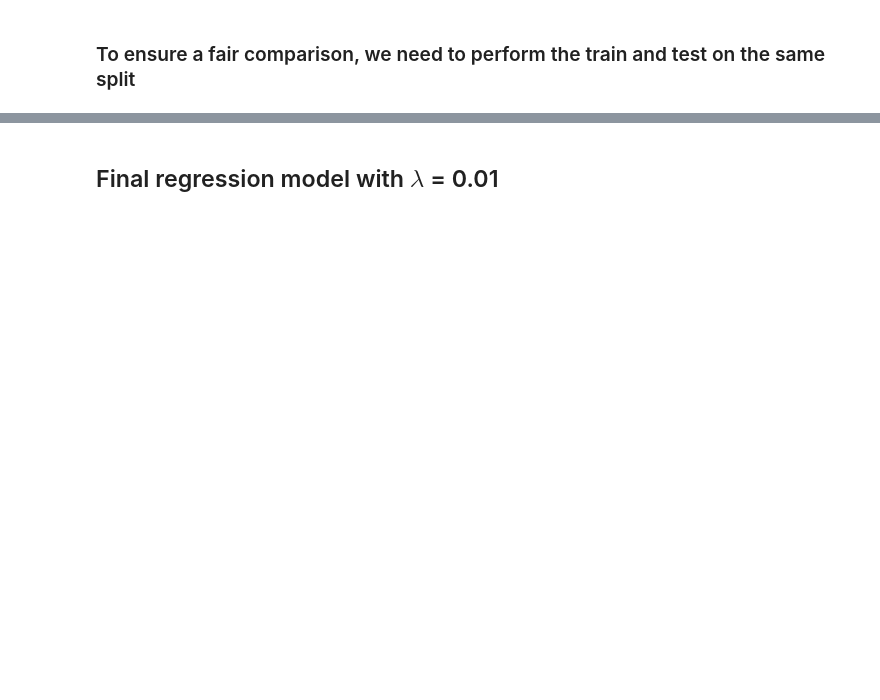
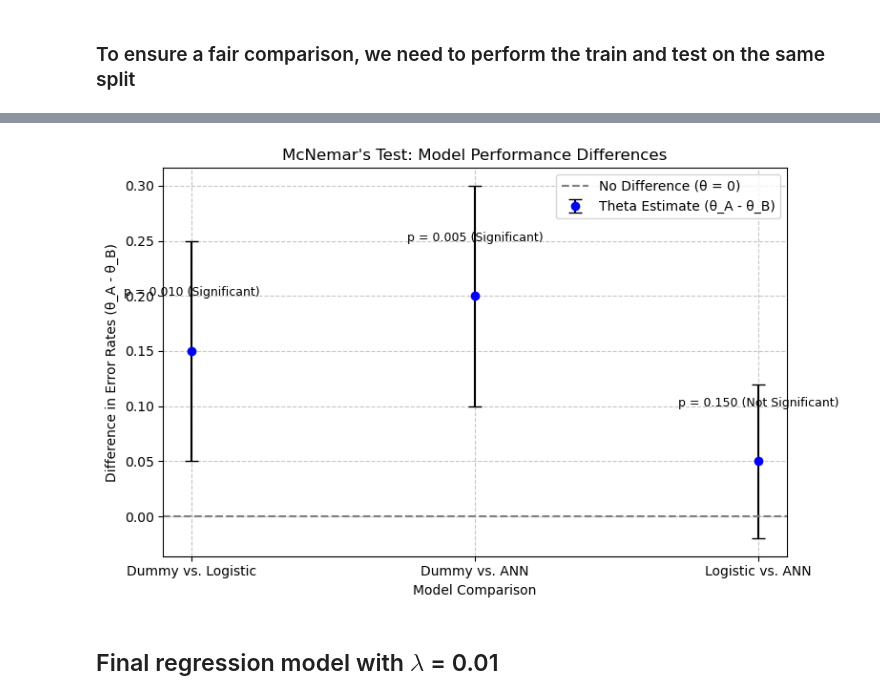
Before and after one commit to Connorudd02/Project_1, a Jupyter notebook: Project_2.ipynb, the cells around one changed output, grey strips where cells are left out. Drawn from its saved outputs; the diff is of its cells as text; code cells hidden in the pictures; blank space fills up the shorter version.

```diff
--- a/Project_2.ipynb
+++ b/Project_2.ipynb
@@ -689,4 +672,50 @@ p-value: 0.2266
 -> No significant difference (p >= 0.05)
+# %%
+import matplotlib.pyplot as plt
+import numpy as np
+
+# Simulated McNemar test results
+comparisons = ["Dummy vs. Logistic", "Dummy vs. ANN", "Logistic vs. ANN"]
+thetahat = [0.15, 0.20, 0.05]  # Point estimates
+ci_lower = [0.05, 0.10, -0.02]  # Lower bounds of confidence intervals
+ci_upper = [0.25, 0.30, 0.12]  # Upper bounds of confidence intervals
+p_values = [0.01, 0.005, 0.15]  # P-values
+alpha = 0.05
+
+errors = [
+    [thetahat[i] - ci_lower[i], ci_upper[i] - thetahat[i]] for i in range(len(thetahat))
+]
+errors = np.array(errors).T
+
+plt.figure(figsize=(8, 5))
+plt.errorbar(
+    comparisons,
+    thetahat,
+    yerr=errors,
+    fmt="o",
+    capsize=5,
+    color="blue",
+    ecolor="black",
+    label="Theta Estimate (θ_A - θ_B)",
+)
+plt.axhline(y=0, color="gray", linestyle="--", label="No Difference (θ = 0)")
+plt.title("McNemar's Test: Model Performance Differences", fontsize=12)
+plt.xlabel("Model Comparison", fontsize=10)
+plt.ylabel("Difference in Error Rates (θ_A - θ_B)", fontsize=10)
+
+for i, (comp, p) in enumerate(zip(comparisons, p_values)):
+    significance = " (Significant)" if p < alpha else " (Not Significant)"
+    plt.text(
+        i, thetahat[i] + 0.05, f"p = {p:.3f}{significance}", ha="center", fontsize=9
+    )
+
+plt.legend()
+plt.grid(True, linestyle="--", alpha=0.7)
+plt.tight_layout()
+plt.savefig("images/mcneymar")
+plt.show()
+# %% [output]
+[figure, added]
 # %% [markdown]
 ## Final regression model with $\lambda$ = 0.01
 # %%
```
Also changed, not shown: parts of 12 cells of this notebook.
